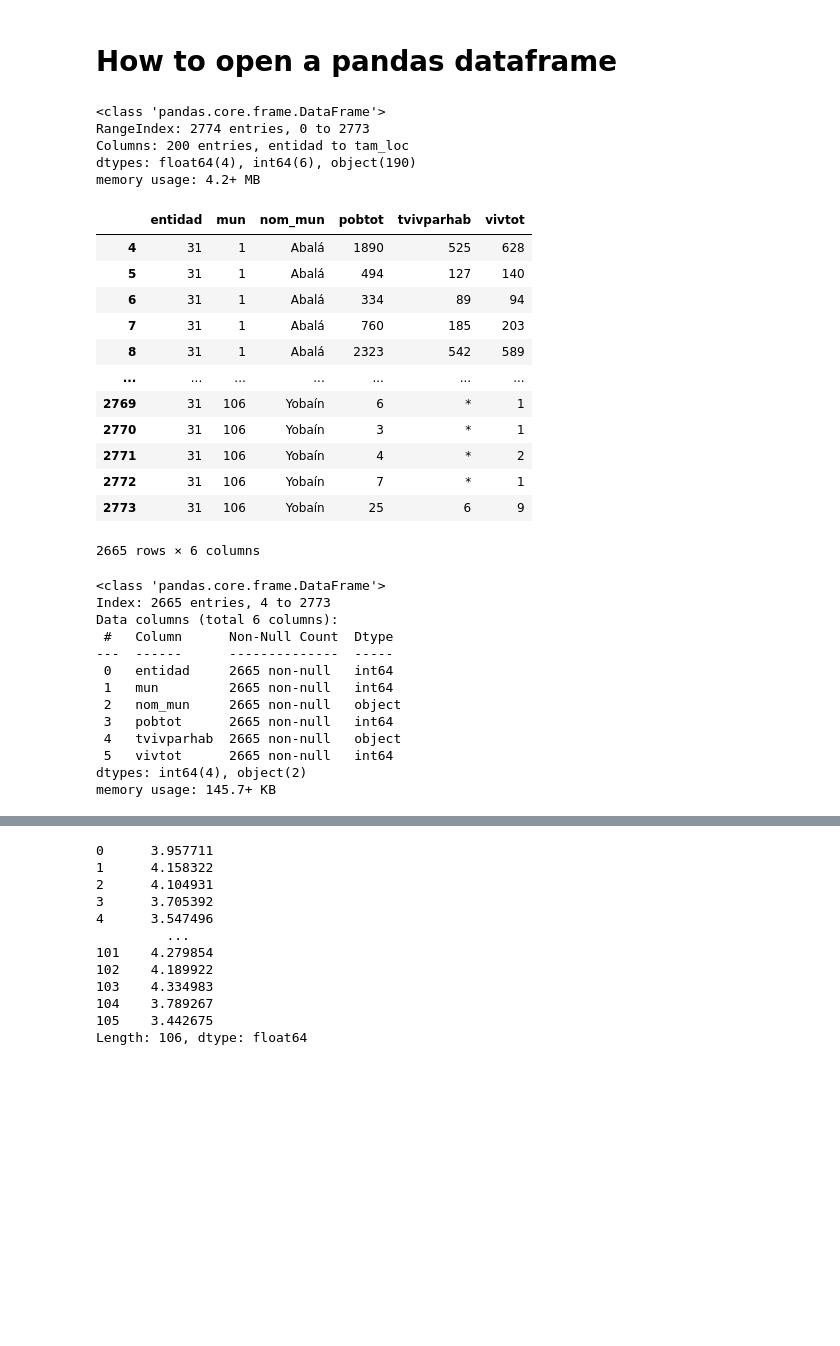
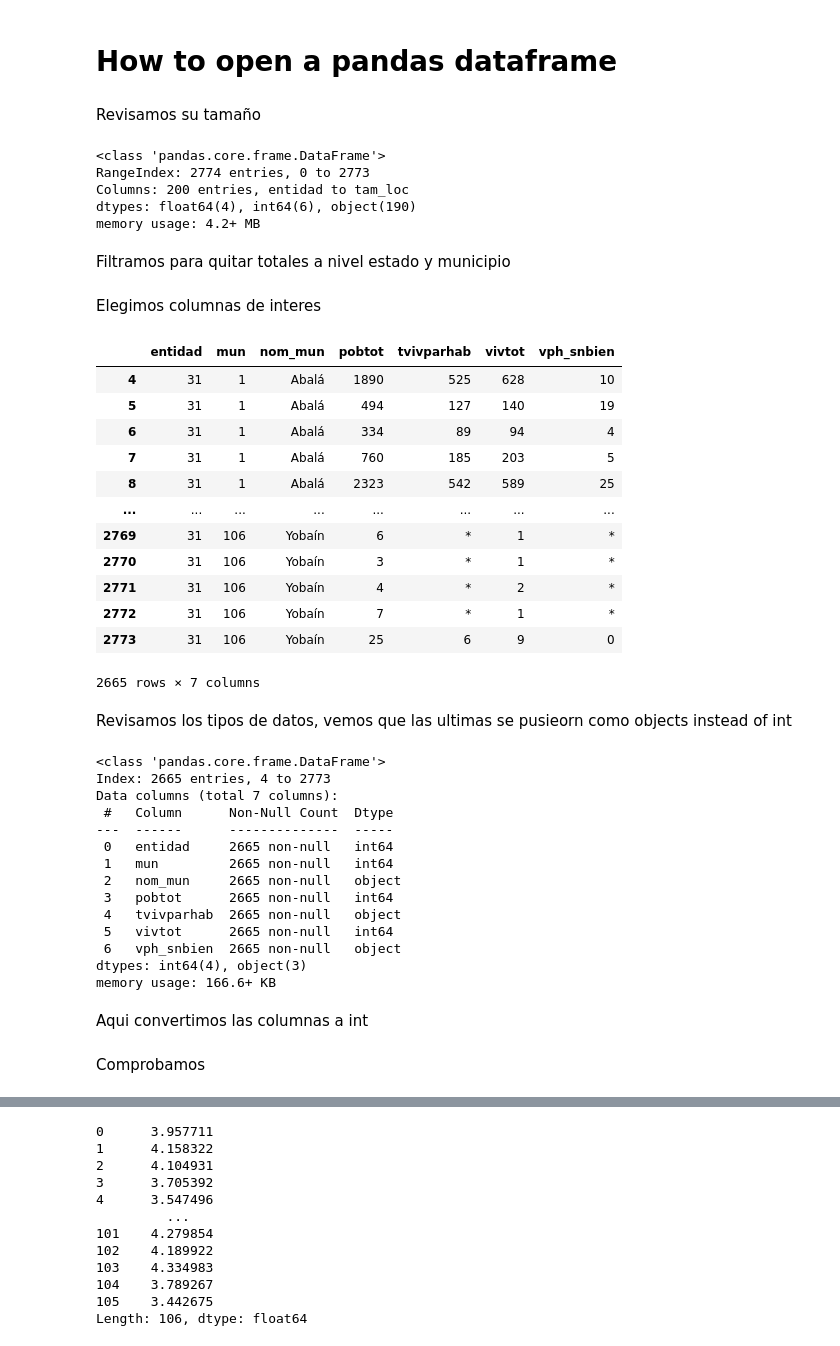
Before and after one commit to DexterGomez/claseUPY, a Jupyter notebook: notebook.ipynb, the cells around one changed output, grey strips where cells are left out. Saved outputs shown, nothing was run; the diff lists cells and outputs as text; code cells hidden in the pictures; blank space fills up the shorter version.

```diff
--- a/notebook.ipynb
+++ b/notebook.ipynb
@@ -45,6 +45,8 @@ with zipfile.ZipFile('iter_31_2010_csv.zip', 'r') as zip_ref:
 import pandas as pd
 # %%
 data = pd.read_csv('iter_31_cpv2010/conjunto_de_datos/iter_31_cpv2010.csv')
+# %% [markdown]
+Revisamos su tamaño
 # %%
 data.info()
 # %% [output]
@@ -53,31 +55,37 @@ RangeIndex: 2774 entries, 0 to 2773
 Columns: 200 entries, entidad to tam_loc
 dtypes: float64(4), int64(6), object(190)
 memory usage: 4.2+ MB
+# %% [markdown]
+Filtramos para quitar totales a nivel estado y municipio
 # %%
 data = data[(data['mun'] != 0) & (data['loc'] != 0)]
+# %% [markdown]
+Elegimos columnas de interes
 # %%
-data = data[['entidad', 'mun', 'nom_mun', 'pobtot', 'tvivparhab', 'vivtot']]
+data = data[['entidad', 'mun', 'nom_mun', 'pobtot', 'tvivparhab', 'vivtot', 'vph_snbien']]
 data
 # %% [output]
-|  | entidad | mun | nom_mun | pobtot | tvivparhab | vivtot |
-| 4 | 31 | 1 | Abalá | 1890 | 525 | 628 |
-| 5 | 31 | 1 | Abalá | 494 | 127 | 140 |
-| 6 | 31 | 1 | Abalá | 334 | 89 | 94 |
-| 7 | 31 | 1 | Abalá | 760 | 185 | 203 |
-| 8 | 31 | 1 | Abalá | 2323 | 542 | 589 |
-| ... | ... | ... | ... | ... | ... | ... |
-| 2769 | 31 | 106 | Yobaín | 6 | * | 1 |
-| 2770 | 31 | 106 | Yobaín | 3 | * | 1 |
-| 2771 | 31 | 106 | Yobaín | 4 | * | 2 |
-| 2772 | 31 | 106 | Yobaín | 7 | * | 1 |
-| 2773 | 31 | 106 | Yobaín | 25 | 6 | 9 |
+|  | entidad | mun | nom_mun | pobtot | tvivparhab | vivtot | vph_snbien |
+| 4 | 31 | 1 | Abalá | 1890 | 525 | 628 | 10 |
+| 5 | 31 | 1 | Abalá | 494 | 127 | 140 | 19 |
+| 6 | 31 | 1 | Abalá | 334 | 89 | 94 | 4 |
+| 7 | 31 | 1 | Abalá | 760 | 185 | 203 | 5 |
+| 8 | 31 | 1 | Abalá | 2323 | 542 | 589 | 25 |
+| ... | ... | ... | ... | ... | ... | ... | ... |
+| 2769 | 31 | 106 | Yobaín | 6 | * | 1 | * |
+| 2770 | 31 | 106 | Yobaín | 3 | * | 1 | * |
+| 2771 | 31 | 106 | Yobaín | 4 | * | 2 | * |
+| 2772 | 31 | 106 | Yobaín | 7 | * | 1 | * |
+| 2773 | 31 | 106 | Yobaín | 25 | 6 | 9 | 0 |
-2665 rows × 6 columns
+2665 rows × 7 columns
+# %% [markdown]
+Revisamos los tipos de datos, vemos que las ultimas se pusieorn como objects instead of int
 # %%
 data.info()
 # %% [output]
 <class 'pandas.core.frame.DataFrame'>
 Index: 2665 entries, 4 to 2773
-Data columns (total 6 columns):
+Data columns (total 7 columns):
  #   Column      Non-Null Count  Dtype
 ---  ------      --------------  -----
  0   entidad     2665 non-null   int64
@@ -86,8 +94,11 @@ Data columns (total 6 columns):
  3   pobtot      2665 non-null   int64
  4   tvivparhab  2665 non-null   object
  5   vivtot      2665 non-null   int64
-dtypes: int64(4), object(2)
-memory usage: 145.7+ KB
+ 6   vph_snbien  2665 non-null   object
+dtypes: int64(4), object(3)
+memory usage: 166.6+ KB
+# %% [markdown]
+Aqui convertimos las columnas a int
 # %%
 data['tvivparhab'] = data['tvivparhab'].replace('*', '0')
 data['tvivparhab'] = data['tvivparhab'].astype(int)
@@ -96,3 +111,5 @@ data['vivtot'] = data['vivtot'].astype(int)
+# %% [markdown]
+Comprobamos
 # %%
 data.info()
 # %% [output]
```
Also changed, not shown: parts of 11 cells of this notebook.
